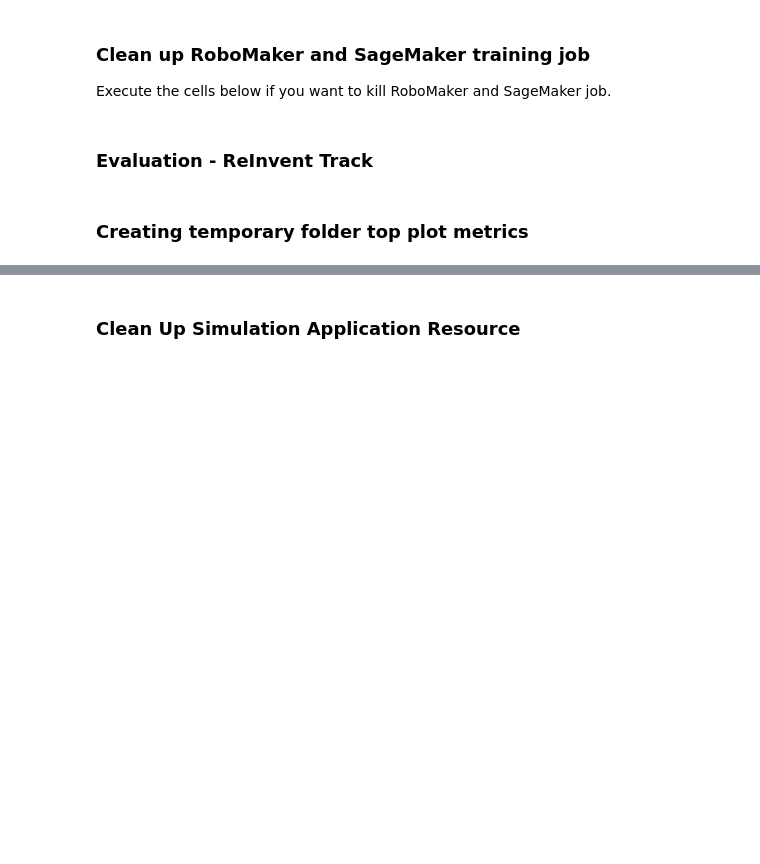
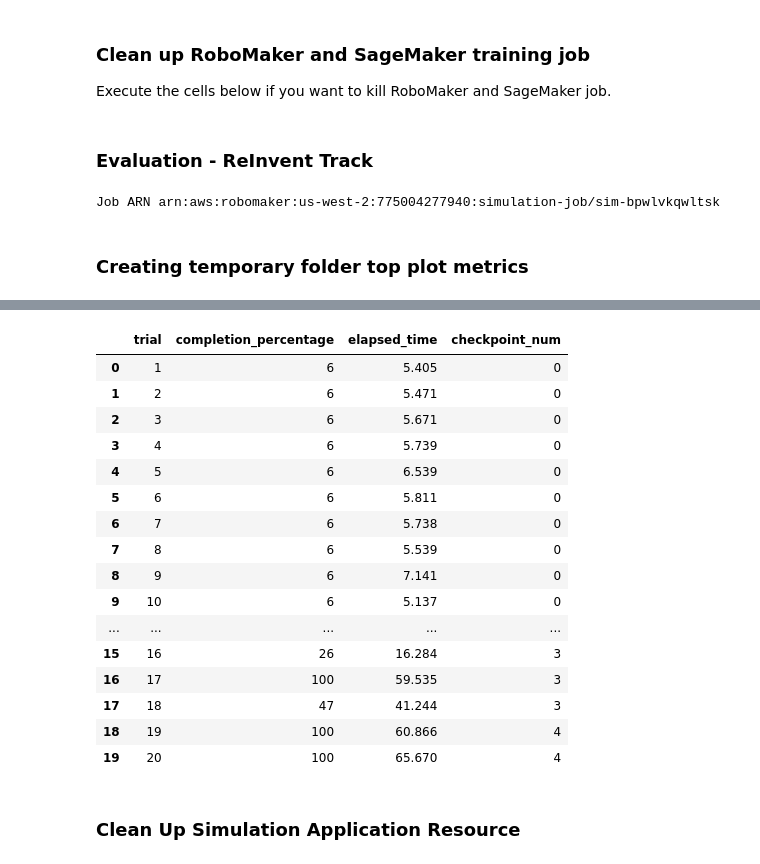
Before and after one commit to saurabh3949/amazon-sagemaker-examples, a Jupyter notebook: reinforcement_learning/rl_deepracer_robomaker_coach_gazebo/deepracer_rl_distribute.ipynb, the cells around one changed output, grey strips where cells are left out. Cells and saved outputs as stored; diff of their text form; code cells hidden in the pictures; blank space fills up the shorter version.

Commit message:
eval worker changes

```diff
--- a/reinforcement_learning/rl_deepracer_robomaker_coach_gazebo/deepracer_rl_distribute.ipynb
+++ b/reinforcement_learning/rl_deepracer_robomaker_coach_gazebo/deepracer_rl_distribute.ipynb
@@ -72,7 +72,7 @@ instance_type = "ml.p3.2xlarge"
 sage_session = sagemaker.session.Session()
 
 # Create unique job name.
-job_name_prefix = 'gsaur-icra-multiple-rollouts'
+job_name_prefix = 'gsaur-icra-multiple-rollouts-'
 
 # Duration of job in seconds (1 hours)
 job_duration_in_seconds = 3600 * 10
@@ -479,7 +562,7 @@ for job_arn in job_arns:
 # %%
 sys.path.append("./src")
 
-num_simulation_workers = 2
+num_simulation_workers = 1
 
 envriron_vars = {
     "WORLD_NAME": "reinvent_base",
@@ -489,8 +572,8 @@ envriron_vars = {
     "APP_REGION": aws_region,
     "MODEL_METADATA_FILE_S3_KEY": "%s/model_metadata.json" % s3_prefix,
     "METRICS_S3_BUCKET": s3_bucket,
-    "METRICS_S3_OBJECT_KEY": s3_bucket + "/evaluation_metrics.json",
-    "NUMBER_OF_TRIALS": "5",
+    "METRICS_S3_OBJECT_KEY": s3_prefix + "/evaluation_metrics.json",
+    "NUMBER_OF_TRIALS": "5", # Doesnt matter
     "ROBOMAKER_SIMULATION_JOB_ACCOUNT_ID": account_id
 }
 
@@ -516,7 +599,7 @@ for job_no in range(num_simulation_workers):
                                                 },
                                                 maxJobDurationInSeconds=job_duration_in_seconds,
                                                 iamRole=sagemaker_role,
-                                                failureBehavior="Continue",
+                                                failureBehavior="Fail",
                                                 simulationApplications=[simulation_application],
                                                 vpcConfig=vpcConfig)
     responses.append(response)
@@ -524,11 +607,13 @@ for job_no in range(num_simulation_workers):
 # print("Created the following jobs:")
 for response in responses:
     print("Job ARN", response["arn"])
+# %% [output]
+Job ARN arn:aws:robomaker:us-west-2:775004277940:simulation-job/sim-bpwlvkqwltsk
 # %% [markdown]
 ### Creating temporary folder top plot metrics
 # %%
 evaluation_metrics_file = "evaluation_metrics.json"
-evaluation_metrics_path = "{}/{}".format(s3_bucket, evaluation_metrics_file)
+evaluation_metrics_path = "{}/{}".format(s3_prefix, evaluation_metrics_file)
 wait_for_s3_object(s3_bucket, evaluation_metrics_path, tmp_dir)
 
 json_file = "{}/{}".format(tmp_dir, evaluation_metrics_file)
@@ -538,6 +623,7 @@ with open(json_file) as fp:
 df = pd.DataFrame(data['metrics'])
 # Converting milliseconds to seconds
 df['elapsed_time'] = df['elapsed_time_in_milliseconds']/1000
-df = df[['trial', 'completion_percentage', 'elapsed_time']]
+df = df[['trial', 'completion_percentage', 'elapsed_time', 'checkpoint_num']]
 
 display(df)
+# %% [output]
@@ -544,3 +632,20 @@ display(df)
+|  | trial | completion_percentage | elapsed_time | checkpoint_num |
+| 0 | 1 | 6 | 5.405 | 0 |
+| 1 | 2 | 6 | 5.471 | 0 |
+| 2 | 3 | 6 | 5.671 | 0 |
+| 3 | 4 | 6 | 5.739 | 0 |
+| 4 | 5 | 6 | 6.539 | 0 |
+| 5 | 6 | 6 | 5.811 | 0 |
+| 6 | 7 | 6 | 5.738 | 0 |
+| 7 | 8 | 6 | 5.539 | 0 |
+| 8 | 9 | 6 | 7.141 | 0 |
+| 9 | 10 | 6 | 5.137 | 0 |
+| ... | ... | ... | ... | ... |
+| 15 | 16 | 26 | 16.284 | 3 |
+| 16 | 17 | 100 | 59.535 | 3 |
+| 17 | 18 | 47 | 41.244 | 3 |
+| 18 | 19 | 100 | 60.866 | 4 |
+| 19 | 20 | 100 | 65.670 | 4 |
 # %% [markdown]
 ### Clean Up Simulation Application Resource
 # %%
```
Also changed, not shown: parts of 15 cells of this notebook, 2 other files.
